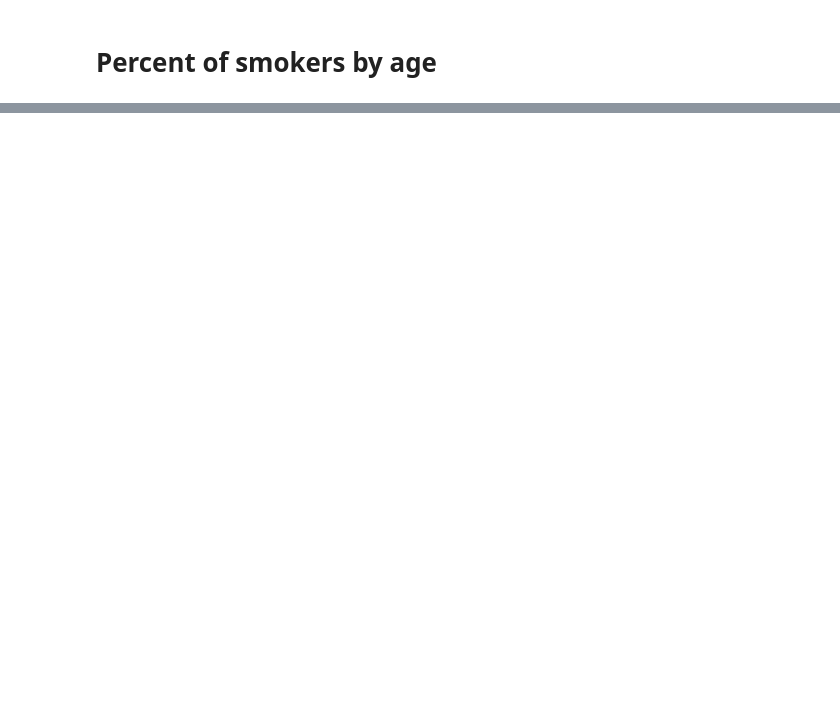
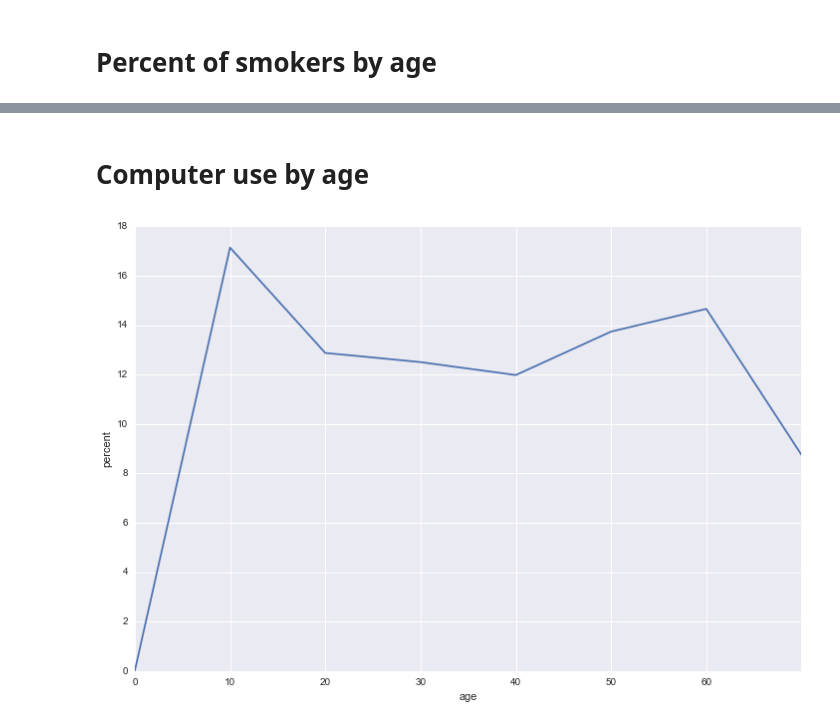
Before and after one commit to tiyd-python-2015-01/atus-analysis, a Jupyter notebook: Starting Point.ipynb, the cells around one changed output, grey strips where cells are left out. Drawn from its saved outputs; the diff is of its cells as text; code cells hidden in the pictures; blank space fills up the shorter version.

```diff
--- a/Starting Point.ipynb
+++ b/Starting Point.ipynb
@@ -827,0 +215,10 @@ minutes_sleeping_per_state
+# %% [markdown]
+# Computer use by age
+# %%
+plt.plot(computer_use)
+plt.ylabel('percent')
+plt.xlabel('age')
+plt.xticks(range(7), range(0, 70, 10))
+plt.show()
+# %% [output]
+[figure, added]
```
Also changed, not shown: parts of 92 cells of this notebook, 1 other file.
